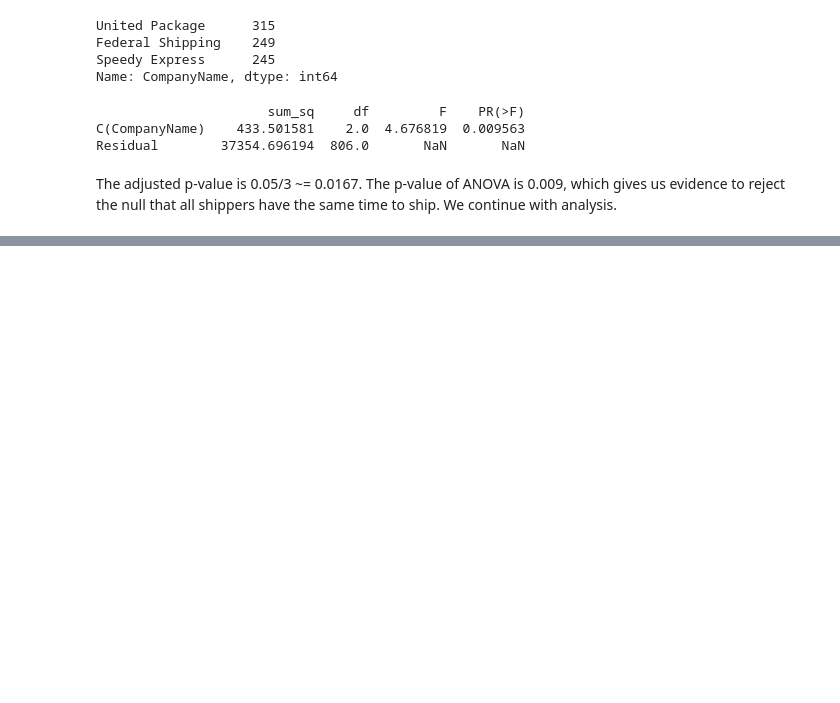
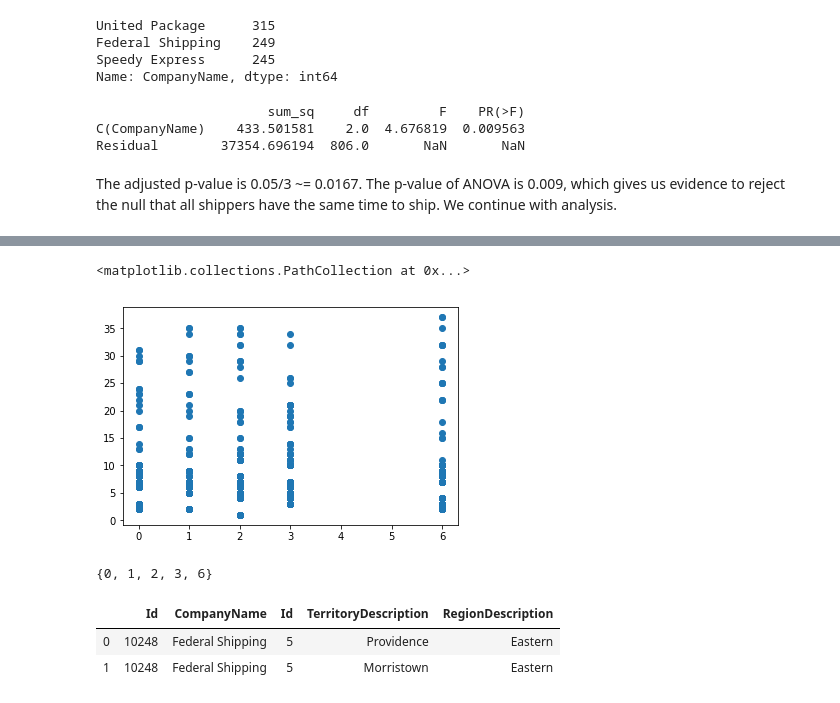
Before and after one commit to zachzazueta/Northwinds_redo, a Jupyter notebook: Northwinds_redo1.ipynb, the cells around one changed output, grey strips where cells are left out. Drawn from its saved outputs; the diff is of its cells as text; code cells hidden in the pictures; blank space fills up the shorter version.

```diff
--- a/Northwinds_redo1.ipynb
+++ b/Northwinds_redo1.ipynb
@@ -343,0 +364,3 @@ for i in range(0,3):
+# %%
+df2['weekday'] = [i.weekday() for i in df2['OrderDate']]
+df2.head()
@@ -343,0 +374,36 @@ for i in range(0,3):
+# %%
+plt.scatter(df2.weekday, df2.tts)
+# %% [output]
+<matplotlib.collections.PathCollection at 0x...>
+[figure, added]
+# %%
+set(df2.weekday) #Monday is 0, Sunday is 6
+# %% [output]
+{0, 1, 2, 3, 6}
+# %%
+#Has to be trimmed - Employee Territory duplicates rows
+
+conn = sqlite3.Connection('Northwind_small.sqlite')
+
+tq = pd.read_sql('''SELECT o.Id, s.CompanyName, e.Id, t.TerritoryDescription, r.RegionDescription
+                    FROM "Order" o
+                    LEFT JOIN Shipper s ON o.ShipVia = s.Id
+                    LEFT JOIN Employee e ON o.EmployeeId = e.Id
+                    LEFT JOIN EmployeeTerritory et ON e.Id = et.EmployeeId
+                    LEFT JOIN Territory t ON et.TerritoryId = t.Id
+                    LEFT JOIN Region r ON t.RegionId = r.Id''', conn)
+
+df3 = pd.DataFrame(tq)
+df3.head(2)
+
+conn = sqlite3.Connection('Northwind_small.sqlite')
+
+tq = pd.read_sql('''SELECT Distinct Country
+                    FROM Customer''', conn)
+
+df3 = pd.DataFrame(tq)
+df3
+# %% [output]
+|  | Id | CompanyName | Id | TerritoryDescription | RegionDescription |
+| 0 | 10248 | Federal Shipping | 5 | Providence | Eastern |
+| 1 | 10248 | Federal Shipping | 5 | Morristown | Eastern |
```
Also changed, not shown: parts of 5 cells of this notebook.
